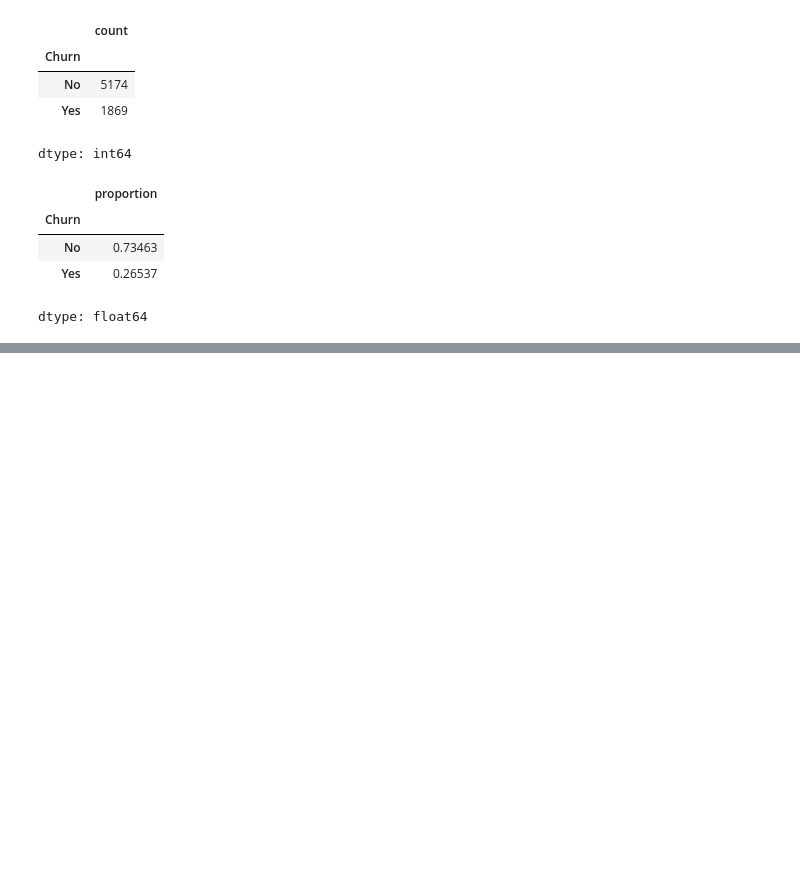
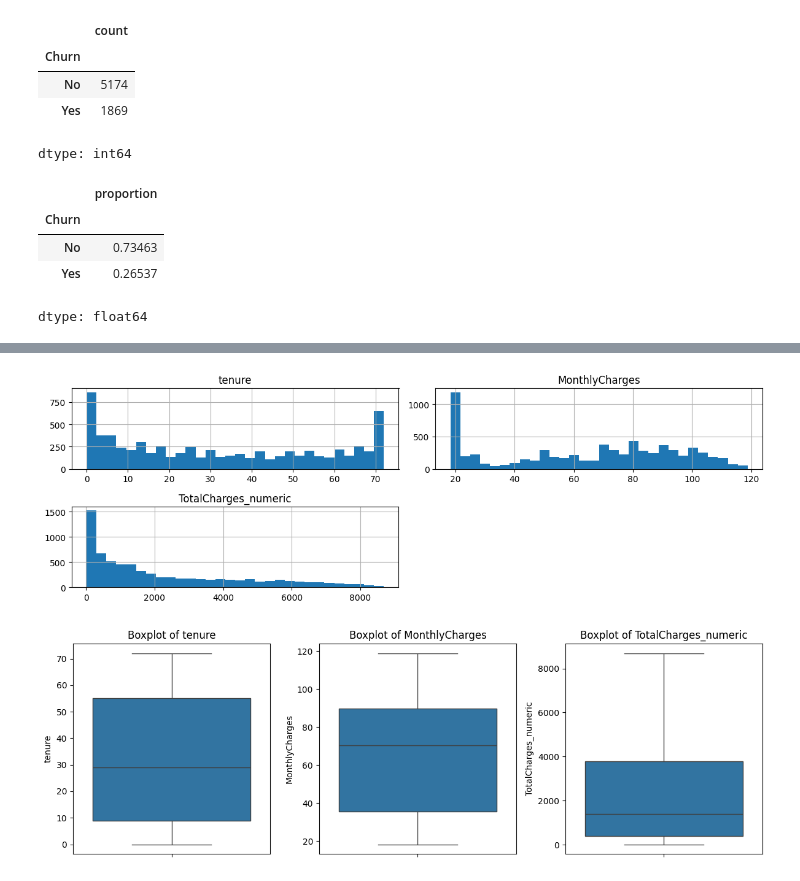
Before and after one commit to Kavishka2401/CustomerChurnPredictionSystem, a Jupyter notebook: CustomerChurnPrediction.ipynb, the cells around one changed output, grey strips where cells are left out. Cells and saved outputs as stored; diff of their text form; code cells hidden in the pictures; blank space fills up the shorter version.

```diff
--- a/CustomerChurnPrediction.ipynb
+++ b/CustomerChurnPrediction.ipynb
@@ -95,0 +98,23 @@ Name: count, dtype: int64
+# %%
+# Temporary conversion for plotting
+data['TotalCharges_numeric'] = pd.to_numeric(data['TotalCharges'], errors='coerce')
+
+# List of numerical columns
+num_cols = ['tenure', 'MonthlyCharges', 'TotalCharges_numeric']
+
+# Histograms
+data[num_cols].hist(figsize=(12,4), bins=30)
+plt.tight_layout()
+plt.show()
+
+# Boxplots
+plt.figure(figsize=(12,4))
+for i, col in enumerate(num_cols):
+    plt.subplot(1,3,i+1)
+    sns.boxplot(y=data[col])
+    plt.title(f'Boxplot of {col}')
+plt.tight_layout()
+plt.show()
+# %% [output]
+[figure, added]
+[figure, added]
```
Also changed, not shown: parts of 24 cells of this notebook.
